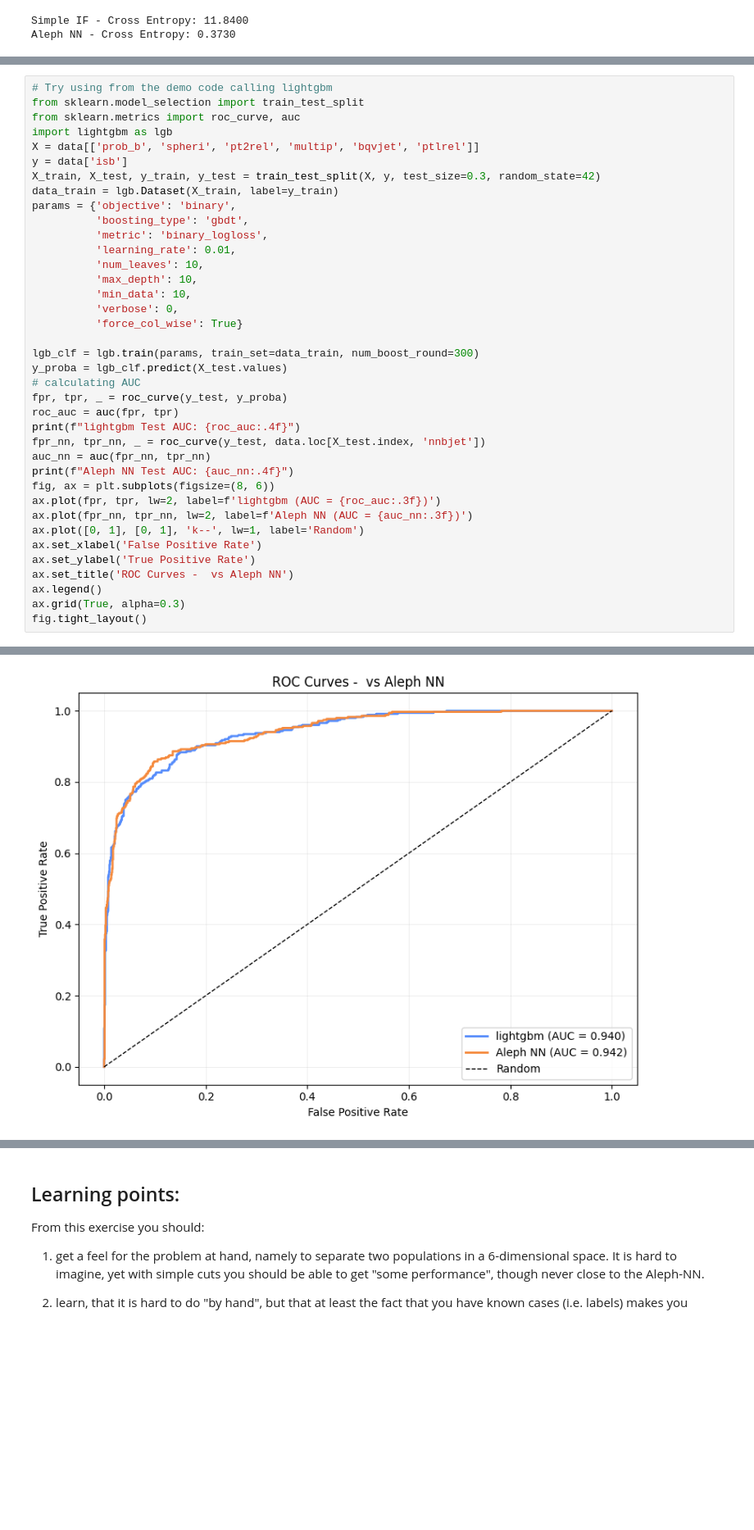
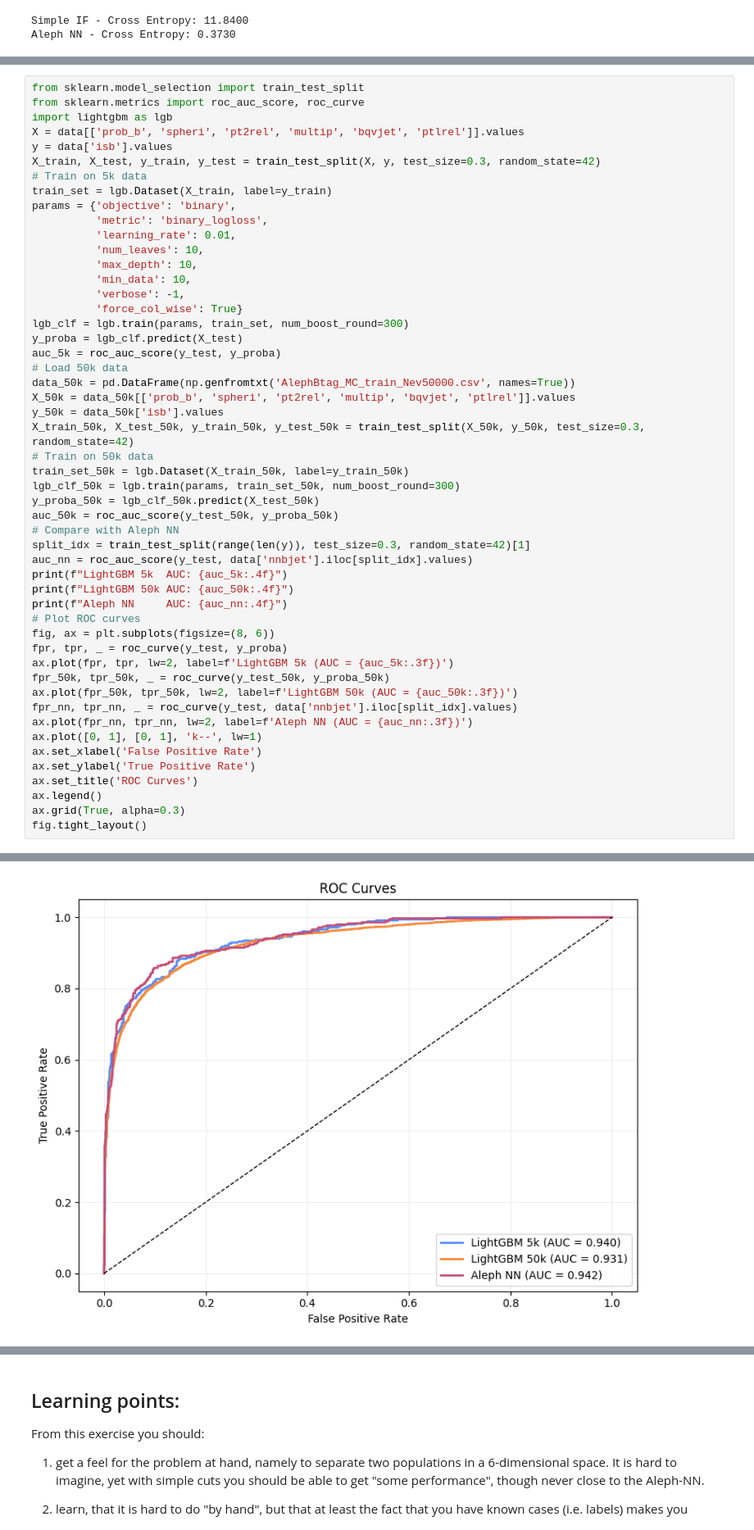
Before and after one commit to stupidodie/AppliedML2026, a Jupyter notebook: Week1/BjetSelection_original.ipynb, the cells around one changed output, grey strips where cells are left out. Shown at 82% size. Cells and saved outputs as stored; diff of their text form; blank space fills up the shorter version.

```diff
--- a/Week1/BjetSelection_original.ipynb
+++ b/Week1/BjetSelection_original.ipynb
@@ -286,38 +320,51 @@ Aleph NN Test AUC: 0.9421
 # %%
-# Try using from the demo code calling lightgbm
 from sklearn.model_selection import train_test_split
-from sklearn.metrics import roc_curve, auc
+from sklearn.metrics import roc_auc_score, roc_curve
 import lightgbm as lgb
-X = data[['prob_b', 'spheri', 'pt2rel', 'multip', 'bqvjet', 'ptlrel']]
-y = data['isb']
+X = data[['prob_b', 'spheri', 'pt2rel', 'multip', 'bqvjet', 'ptlrel']].values
+y = data['isb'].values
 X_train, X_test, y_train, y_test = train_test_split(X, y, test_size=0.3, random_state=42)
-data_train = lgb.Dataset(X_train, label=y_train)
+# Train on 5k data
+train_set = lgb.Dataset(X_train, label=y_train)
 params = {'objective': 'binary',
-          'boosting_type': 'gbdt',
           'metric': 'binary_logloss',
           'learning_rate': 0.01,
           'num_leaves': 10,
           'max_depth': 10,
           'min_data': 10,
-          'verbose': 0,
+          'verbose': -1,
           'force_col_wise': True}
-
-lgb_clf = lgb.train(params, train_set=data_train, num_boost_round=300)
-y_proba = lgb_clf.predict(X_test.values)
-# calculating AUC
+lgb_clf = lgb.train(params, train_set, num_boost_round=300)
+y_proba = lgb_clf.predict(X_test)
+auc_5k = roc_auc_score(y_test, y_proba)
+# Load 50k data
+data_50k = pd.DataFrame(np.genfromtxt('AlephBtag_MC_train_Nev50000.csv', names=True))
+X_50k = data_50k[['prob_b', 'spheri', 'pt2rel', 'multip', 'bqvjet', 'ptlrel']].values
+y_50k = data_50k['isb'].values
+X_train_50k, X_test_50k, y_train_50k, y_test_50k = train_test_split(X_50k, y_50k, test_size=0.3, random_state=42)
+# Train on 50k data
+train_set_50k = lgb.Dataset(X_train_50k, label=y_train_50k)
+lgb_clf_50k = lgb.train(params, train_set_50k, num_boost_round=300)
+y_proba_50k = lgb_clf_50k.predict(X_test_50k)
+auc_50k = roc_auc_score(y_test_50k, y_proba_50k)
+# Compare with Aleph NN
+split_idx = train_test_split(range(len(y)), test_size=0.3, random_state=42)[1]
+auc_nn = roc_auc_score(y_test, data['nnbjet'].iloc[split_idx].values)
+print(f"LightGBM 5k  AUC: {auc_5k:.4f}")
+print(f"LightGBM 50k AUC: {auc_50k:.4f}")
+print(f"Aleph NN     AUC: {auc_nn:.4f}")
+# Plot ROC curves
+fig, ax = plt.subplots(figsize=(8, 6))
 fpr, tpr, _ = roc_curve(y_test, y_proba)
-roc_auc = auc(fpr, tpr)
-print(f"lightgbm Test AUC: {roc_auc:.4f}")
-fpr_nn, tpr_nn, _ = roc_curve(y_test, data.loc[X_test.index, 'nnbjet'])
-auc_nn = auc(fpr_nn, tpr_nn)
-print(f"Aleph NN Test AUC: {auc_nn:.4f}")
-fig, ax = plt.subplots(figsize=(8, 6))
-ax.plot(fpr, tpr, lw=2, label=f'lightgbm (AUC = {roc_auc:.3f})')
+ax.plot(fpr, tpr, lw=2, label=f'LightGBM 5k (AUC = {auc_5k:.3f})')
+fpr_50k, tpr_50k, _ = roc_curve(y_test_50k, y_proba_50k)
+ax.plot(fpr_50k, tpr_50k, lw=2, label=f'LightGBM 50k (AUC = {auc_50k:.3f})')
+fpr_nn, tpr_nn, _ = roc_curve(y_test, data['nnbjet'].iloc[split_idx].values)
 ax.plot(fpr_nn, tpr_nn, lw=2, label=f'Aleph NN (AUC = {auc_nn:.3f})')
-ax.plot([0, 1], [0, 1], 'k--', lw=1, label='Random')
+ax.plot([0, 1], [0, 1], 'k--', lw=1)
 ax.set_xlabel('False Positive Rate')
 ax.set_ylabel('True Positive Rate')
-ax.set_title('ROC Curves -  vs Aleph NN')
+ax.set_title('ROC Curves')
 ax.legend()
 ax.grid(True, alpha=0.3)
 fig.tight_layout()
@@ -327,4 +375,4 @@ Aleph NN Test AUC: 0.9421
-[figure, old version]
+[figure, new version]
 # %%
 from sklearn.ensemble import GradientBoostingClassifier
 from sklearn.model_selection import train_test_split
```
Also changed, not shown: parts of 7 cells of this notebook.
